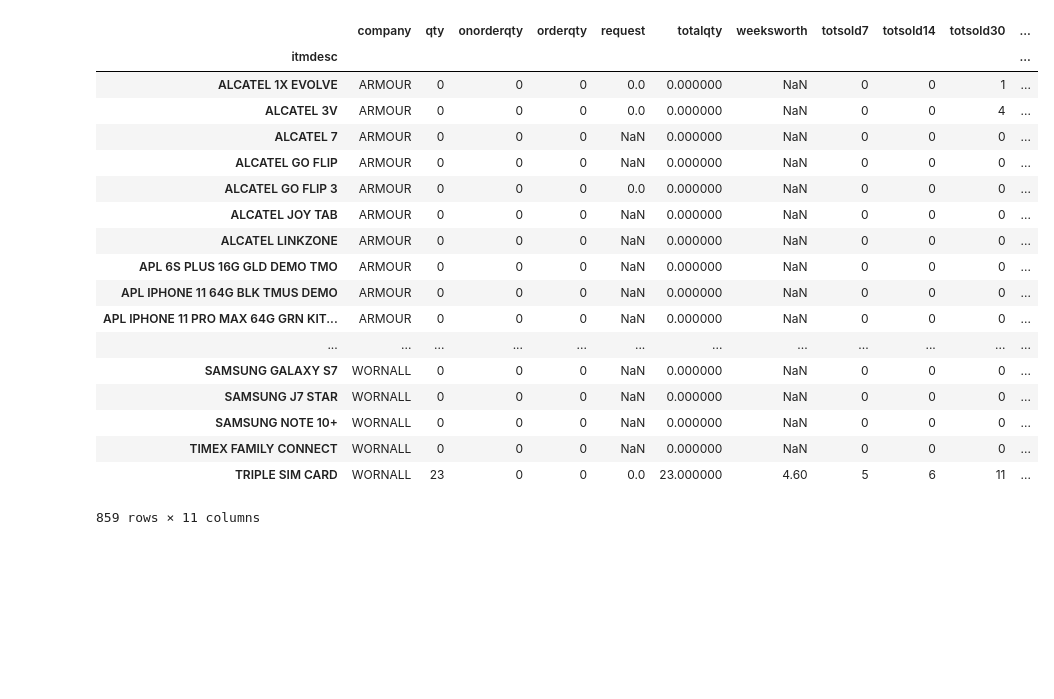
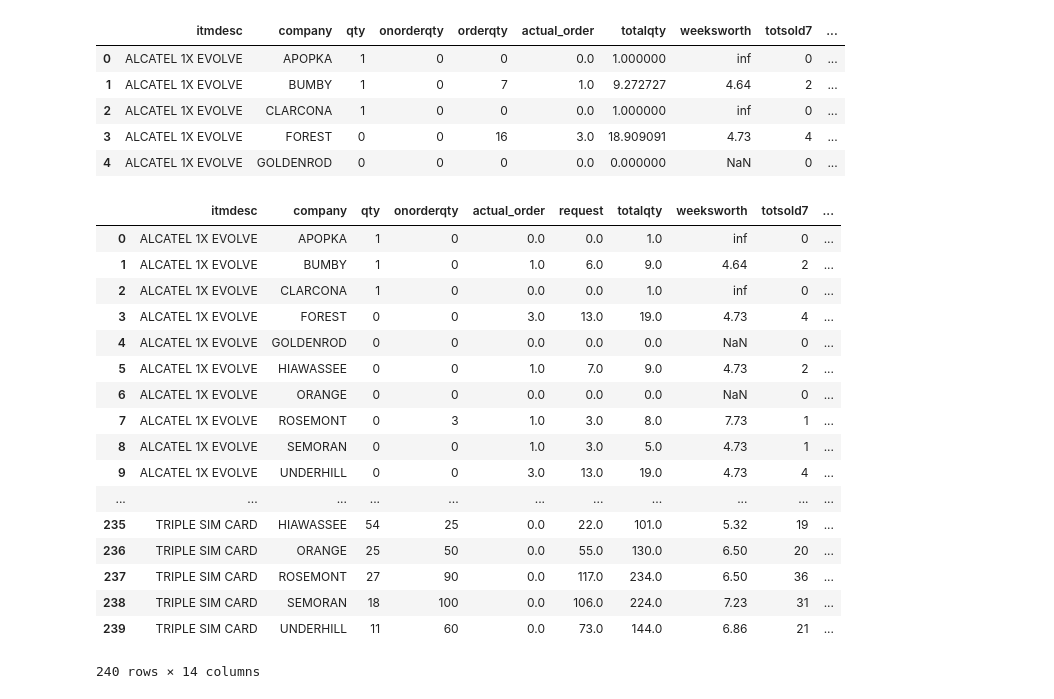
Before and after one commit to alexisophiek/IDOO_OrderSheets, a Jupyter notebook: Orders_WebScrape.ipynb, the cells around one changed output. Cells and saved outputs as stored; diff of their text form; code cells hidden in the pictures; blank space fills up the shorter version.

Commit message:
order sheet updated to include percent of inv column

```diff
--- a/Orders_WebScrape.ipynb
+++ b/Orders_WebScrape.ipynb
@@ -107,6 +359,6 @@ sums
 # %%
-allocations= []
-for i, j in sums.iterrows():
+orl_allocations= []
+for i, j in orl_sums.iterrows():
     answer = input(f"How much of {i} were we allocated?")
-    allocations.append(answer)
+    orl_allocations.append(answer)
 # %% [output]
@@ -156,8 +392,6 @@ allocations
+# %%
+orl_sums['allocation'] = orl_allocations
 # %%
-sums['allocation'] = allocations
-sums = sums.astype({'orderqty':float,'allocation':float})
-sums['order_percent'] = sums['orderqty']/sums['allocation']
-sums = sums[['order_percent']]
+orl_sums = orl_sums.astype({'orderqty':float,'allocation':float})
+orl_sums['order_percent'] = orl_sums['orderqty']/orl_sums['allocation']
+orl_sums = orl_sums[['order_percent']]
-# %%
-full_order_sheet = orl.set_index("itmdesc")
-full_order_sheet
@@ -184,28 +398,17 @@ full_order_sheet
 # %%
-new_sheet = pd.merge(full_order_sheet, sums, on='itmdesc', how='left')
-new_sheet = new_sheet[['company','qty','onorderqty','orderqty','totsold7','totsold14','totsold30','order_percent']]
-new_sheet["request"]=new_sheet["orderqty"]/new_sheet["order_percent"]
-new_sheet["totalqty"]=new_sheet[['qty','onorderqty','orderqty','request']].sum(axis=1)
-new_sheet['weeksworth'] = new_sheet['totalqty']/new_sheet['totsold7']
-calculated_sheet=new_sheet[['company','qty','onorderqty','orderqty','request','totalqty','weeksworth','totsold7','totsold14','totsold30','order_percent']]
-calculated_sheet.round({"orderqty":0,"request":0,"weeksworth":2})
+new_orl_sheet = pd.merge(orl_sums, orl, on='itmdesc', how='left')
+new_orl_sheet = new_orl_sheet[['itmdesc', 'company','qty','onorderqty','orderqty','totsold7','totsold14','totsold30','order_percent']]
+new_orl_sheet["actual_order"]=new_orl_sheet["orderqty"]/new_orl_sheet["order_percent"]
+new_orl_sheet["totalqty"]=new_orl_sheet[['qty','onorderqty','orderqty','actual_order']].sum(axis=1)
+new_orl_sheet['weeksworth'] = new_orl_sheet['totalqty']/new_orl_sheet['totsold7']
+orl_calculated_sheet=new_orl_sheet[['itmdesc','company','qty','onorderqty','orderqty','actual_order','totalqty','weeksworth','totsold7','totsold14','totsold30','order_percent']]
+ORL_Orders = orl_calculated_sheet.round({"orderqty":0,"actual_order":0,"weeksworth":2})
+
+ORL_Orders.head()
 # %% [output]
-|  | company | qty | onorderqty | orderqty | request | totalqty | weeksworth | totsold7 | totsold14 | totsold30 | ... |
-| itmdesc |  |  |  |  |  |  |  |  |  |  | ... |
-| ALCATEL 1X EVOLVE | ARMOUR | 0 | 0 | 0 | 0.0 | 0.000000 | NaN | 0 | 0 | 1 | ... |
-| ALCATEL 3V | ARMOUR | 0 | 0 | 0 | 0.0 | 0.000000 | NaN | 0 | 0 | 4 | ... |
-| ALCATEL 7 | ARMOUR | 0 | 0 | 0 | NaN | 0.000000 | NaN | 0 | 0 | 0 | ... |
-| ALCATEL GO FLIP | ARMOUR | 0 | 0 | 0 | NaN | 0.000000 | NaN | 0 | 0 | 0 | ... |
-| ALCATEL GO FLIP 3 | ARMOUR | 0 | 0 | 0 | 0.0 | 0.000000 | NaN | 0 | 0 | 0 | ... |
-| ALCATEL JOY TAB | ARMOUR | 0 | 0 | 0 | NaN | 0.000000 | NaN | 0 | 0 | 0 | ... |
-| ALCATEL LINKZONE | ARMOUR | 0 | 0 | 0 | NaN | 0.000000 | NaN | 0 | 0 | 0 | ... |
-| APL 6S PLUS 16G GLD DEMO TMO | ARMOUR | 0 | 0 | 0 | NaN | 0.000000 | NaN | 0 | 0 | 0 | ... |
-| APL IPHONE 11 64G BLK TMUS DEMO | ARMOUR | 0 | 0 | 0 | NaN | 0.000000 | NaN | 0 | 0 | 0 | ... |
-| APL IPHONE 11 PRO MAX 64G GRN KIT... | ARMOUR | 0 | 0 | 0 | NaN | 0.000000 | NaN | 0 | 0 | 0 | ... |
-| ... | ... | ... | ... | ... | ... | ... | ... | ... | ... | ... | ... |
-| SAMSUNG GALAXY S7 | WORNALL | 0 | 0 | 0 | NaN | 0.000000 | NaN | 0 | 0 | 0 | ... |
-| SAMSUNG J7 STAR | WORNALL | 0 | 0 | 0 | NaN | 0.000000 | NaN | 0 | 0 | 0 | ... |
-| SAMSUNG NOTE 10+ | WORNALL | 0 | 0 | 0 | NaN | 0.000000 | NaN | 0 | 0 | 0 | ... |
-| TIMEX FAMILY CONNECT | WORNALL | 0 | 0 | 0 | NaN | 0.000000 | NaN | 0 | 0 | 0 | ... |
-| TRIPLE SIM CARD | WORNALL | 23 | 0 | 0 | 0.0 | 23.000000 | 4.60 | 5 | 6 | 11 | ... |
+|  | itmdesc | company | qty | onorderqty | orderqty | actual_order | totalqty | weeksworth | totsold7 | ... |
+| 0 | ALCATEL 1X EVOLVE | APOPKA | 1 | 0 | 0 | 0.0 | 1.000000 | inf | 0 | ... |
+| 1 | ALCATEL 1X EVOLVE | BUMBY | 1 | 0 | 7 | 1.0 | 9.272727 | 4.64 | 2 | ... |
+| 2 | ALCATEL 1X EVOLVE | CLARCONA | 1 | 0 | 0 | 0.0 | 1.000000 | inf | 0 | ... |
+| 3 | ALCATEL 1X EVOLVE | FOREST | 0 | 0 | 16 | 3.0 | 18.909091 | 4.73 | 4 | ... |
+| 4 | ALCATEL 1X EVOLVE | GOLDENROD | 0 | 0 | 0 | 0.0 | 0.000000 | NaN | 0 | ... |
-859 rows × 11 columns
@@ -213,0 +432,21 @@ calculated_sheet.to_excel("0226_kc.xlsx", sheet_name=market, index=True)
+# %%
+ORL_Final_Orders
+# %% [output]
+|  | itmdesc | company | qty | onorderqty | actual_order | request | totalqty | weeksworth | totsold7 | ... |
+| 0 | ALCATEL 1X EVOLVE | APOPKA | 1 | 0 | 0.0 | 0.0 | 1.0 | inf | 0 | ... |
+| 1 | ALCATEL 1X EVOLVE | BUMBY | 1 | 0 | 1.0 | 6.0 | 9.0 | 4.64 | 2 | ... |
+| 2 | ALCATEL 1X EVOLVE | CLARCONA | 1 | 0 | 0.0 | 0.0 | 1.0 | inf | 0 | ... |
+| 3 | ALCATEL 1X EVOLVE | FOREST | 0 | 0 | 3.0 | 13.0 | 19.0 | 4.73 | 4 | ... |
+| 4 | ALCATEL 1X EVOLVE | GOLDENROD | 0 | 0 | 0.0 | 0.0 | 0.0 | NaN | 0 | ... |
+| 5 | ALCATEL 1X EVOLVE | HIAWASSEE | 0 | 0 | 1.0 | 7.0 | 9.0 | 4.73 | 2 | ... |
+| 6 | ALCATEL 1X EVOLVE | ORANGE | 0 | 0 | 0.0 | 0.0 | 0.0 | NaN | 0 | ... |
+| 7 | ALCATEL 1X EVOLVE | ROSEMONT | 0 | 3 | 1.0 | 3.0 | 8.0 | 7.73 | 1 | ... |
+| 8 | ALCATEL 1X EVOLVE | SEMORAN | 0 | 0 | 1.0 | 3.0 | 5.0 | 4.73 | 1 | ... |
+| 9 | ALCATEL 1X EVOLVE | UNDERHILL | 0 | 0 | 3.0 | 13.0 | 19.0 | 4.73 | 4 | ... |
+| ... | ... | ... | ... | ... | ... | ... | ... | ... | ... | ... |
+| 235 | TRIPLE SIM CARD | HIAWASSEE | 54 | 25 | 0.0 | 22.0 | 101.0 | 5.32 | 19 | ... |
+| 236 | TRIPLE SIM CARD | ORANGE | 25 | 50 | 0.0 | 55.0 | 130.0 | 6.50 | 20 | ... |
+| 237 | TRIPLE SIM CARD | ROSEMONT | 27 | 90 | 0.0 | 117.0 | 234.0 | 6.50 | 36 | ... |
+| 238 | TRIPLE SIM CARD | SEMORAN | 18 | 100 | 0.0 | 106.0 | 224.0 | 7.23 | 31 | ... |
+| 239 | TRIPLE SIM CARD | UNDERHILL | 11 | 60 | 0.0 | 73.0 | 144.0 | 6.86 | 21 | ... |
+240 rows × 14 columns
```
Also changed, not shown: parts of 50 cells of this notebook, 5 other files.
